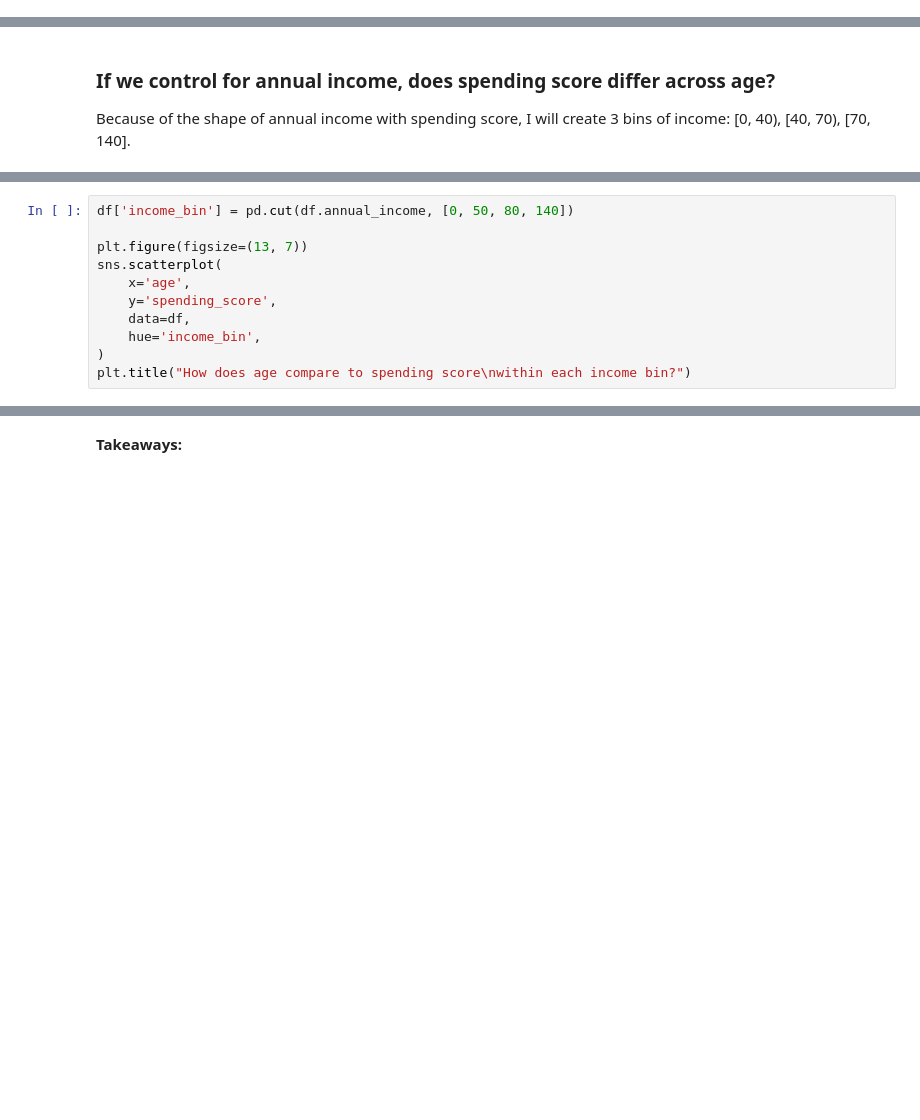
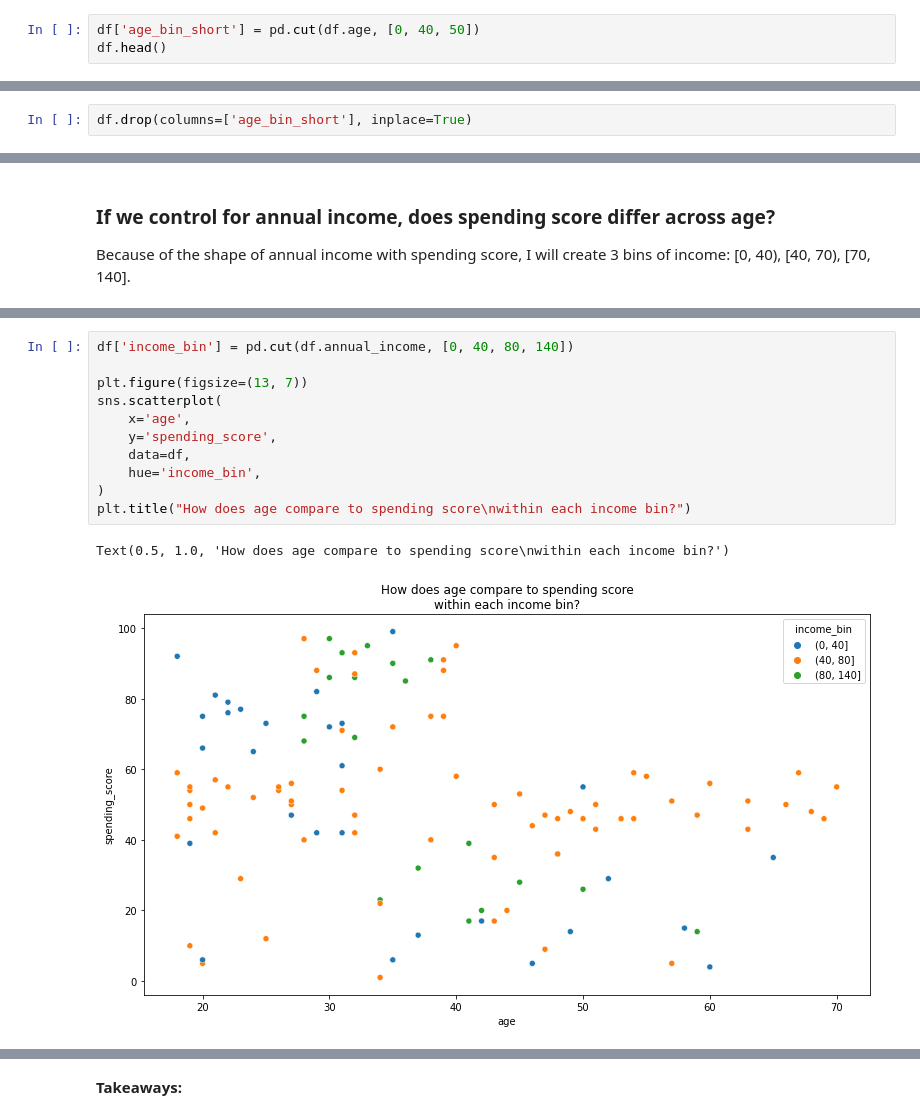
Before and after one commit to CodeupClassroom/hopper-clustering-exercises, a Jupyter notebook: clustering_explore_lesson.ipynb, the cells around one changed output, grey strips where cells are left out. Drawn from its saved outputs; the diff is of its cells as text; blank space fills up the shorter version.

```diff
--- a/clustering_explore_lesson.ipynb
+++ b/clustering_explore_lesson.ipynb
@@ -169,0 +263,3 @@ df.head()
+# %%
+df['age_bin_short'] = pd.cut(df.age, [0, 40, 50])
+df.head()
@@ -170,3 +286,5 @@ df.head()
+# %%
+df.drop(columns=['age_bin_short'], inplace=True)
 # %% [markdown]
 Let's take a look at the distribution of those bins:
 # %%
@@ -307,14 +537,17 @@ df.head()
 # %%
-df['income_bin'] = pd.cut(df.annual_income, [0, 50, 80, 140])
+df['income_bin'] = pd.cut(df.annual_income, [0, 40, 80, 140])
 
 plt.figure(figsize=(13, 7))
 sns.scatterplot(
     x='age',
     y='spending_score',
     data=df,
     hue='income_bin',
 )
 plt.title("How does age compare to spending score\nwithin each income bin?")
+# %% [output]
+Text(0.5, 1.0, 'How does age compare to spending score\nwithin each income bin?')
+[figure, added]
 # %%
 df['income_bin'] = pd.cut(df.annual_income, [0, 40, 70, 140])
 
```
Also changed, not shown: parts of 41 cells of this notebook.
